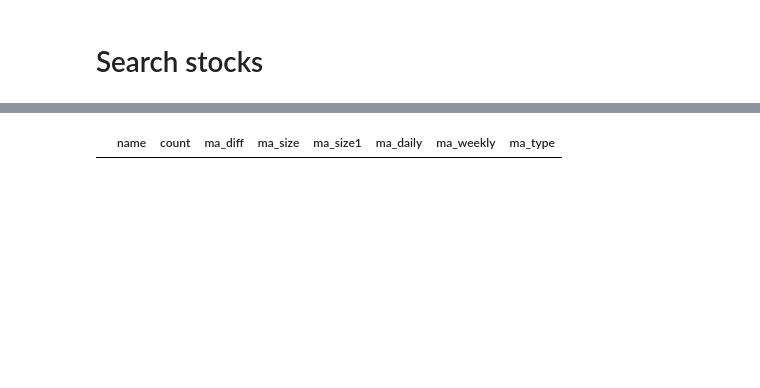
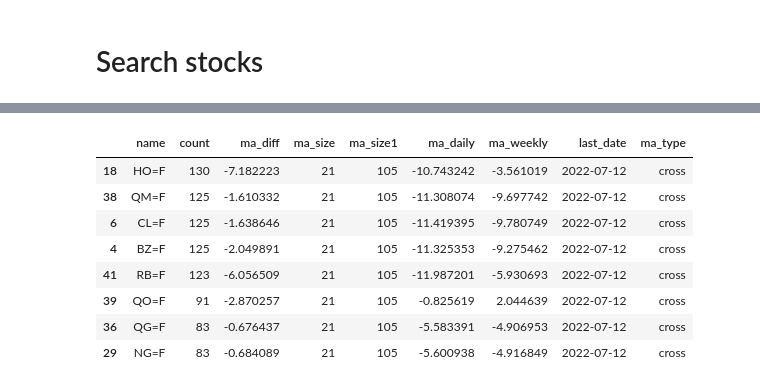
Before and after one commit to 4art/quant, a Jupyter notebook: futures_ma.ipynb, the cells around one changed output, grey strips where cells are left out. Saved outputs shown, nothing was run; the diff lists cells and outputs as text; code cells hidden in the pictures; blank space fills up the shorter version.

```diff
--- a/futures_ma.ipynb
+++ b/futures_ma.ipynb
@@ -157,39 +157,46 @@ data.tail()
 # %%
 ma = data.rolling(window=ma_count).mean()
 ma_pers = data.div(ma).mul(100).sub(100)
-ma_pers_r=ma_pers.iloc[::-1]
-
-#ma_pers.iloc[[-1]]
 
 ma_week = data.rolling(window=ma_count1).mean()
 ma_week_pers = data.div(ma_week).mul(100).sub(100)
-ma_week_pers_r=ma_week_pers.iloc[::-1]
 
 df_prep = []
-for col_name in ma_pers_r.columns:
+tickers = ma_pers.columns.values.tolist()
+for ticker in tickers:
     ma_last = None
     counter = 0
     ma_d = 0
     ma_w = 0
     ma_last = 0
-    for index, row in ma_pers_r.iterrows():
-        ma_d = ma_pers_r[col_name][index]
-        ma_w = ma_week_pers_r[col_name][index]
-        if ma_d > ma_w:
+    date = None
+    for index, row in ma_pers.iterrows():
+        ma_d = ma_pers[ticker][index]
+        ma_w = ma_week_pers[ticker][index]
+        if ma_d < ma_w:
+            date = index
             counter += 1
             ma_last= ma_d - ma_w
         else:
             ma_last = 0
             counter=0
-    df_prep.append([col_name, counter, ma_last, ma_count, ma_count1, ma_d, ma_w, "cross"])
-df = DataFrame(df_prep, columns=['name', 'count', 'ma_diff', 'ma_size', 'ma_size1', 'ma_daily', 'ma_weekly', 'ma_type'])\
+    df_prep.append([ticker, counter, ma_last, ma_count, ma_count1, ma_d, ma_w, date, "cross"])
+df = DataFrame(df_prep, columns=['name', 'count', 'ma_diff', 'ma_size', 'ma_size1', 'ma_daily', 'ma_weekly', 'last_date', 'ma_type'])\
     .sort_values(by=['count', 'ma_diff'], ascending=False)
 
 lead_comps_df = df[df['count'] >= 2].drop_duplicates(subset=['name'])
 lead_comps = lead_comps_df['name'].values.tolist()
 lead_comps_df
 # %% [output]
-|  | name | count | ma_diff | ma_size | ma_size1 | ma_daily | ma_weekly | ma_type |
+|  | name | count | ma_diff | ma_size | ma_size1 | ma_daily | ma_weekly | last_date | ma_type |
+| 18 | HO=F | 130 | -7.182223 | 21 | 105 | -10.743242 | -3.561019 | 2022-07-12 | cross |
+| 38 | QM=F | 125 | -1.610332 | 21 | 105 | -11.308074 | -9.697742 | 2022-07-12 | cross |
+| 6 | CL=F | 125 | -1.638646 | 21 | 105 | -11.419395 | -9.780749 | 2022-07-12 | cross |
+| 4 | BZ=F | 125 | -2.049891 | 21 | 105 | -11.325353 | -9.275462 | 2022-07-12 | cross |
+| 41 | RB=F | 123 | -6.056509 | 21 | 105 | -11.987201 | -5.930693 | 2022-07-12 | cross |
+| 39 | QO=F | 91 | -2.870257 | 21 | 105 | -0.825619 | 2.044639 | 2022-07-12 | cross |
+| 36 | QG=F | 83 | -0.676437 | 21 | 105 | -5.583391 | -4.906953 | 2022-07-12 | cross |
+| 29 | NG=F | 83 | -0.684089 | 21 | 105 | -5.600938 | -4.916849 | 2022-07-12 | cross |
 # %%
 for quote in lead_comps:
     fig, ax = plt.subplots(figsize=(20, 10))
```
Also changed, not shown: parts of 3 cells of this notebook, 5 other files.
